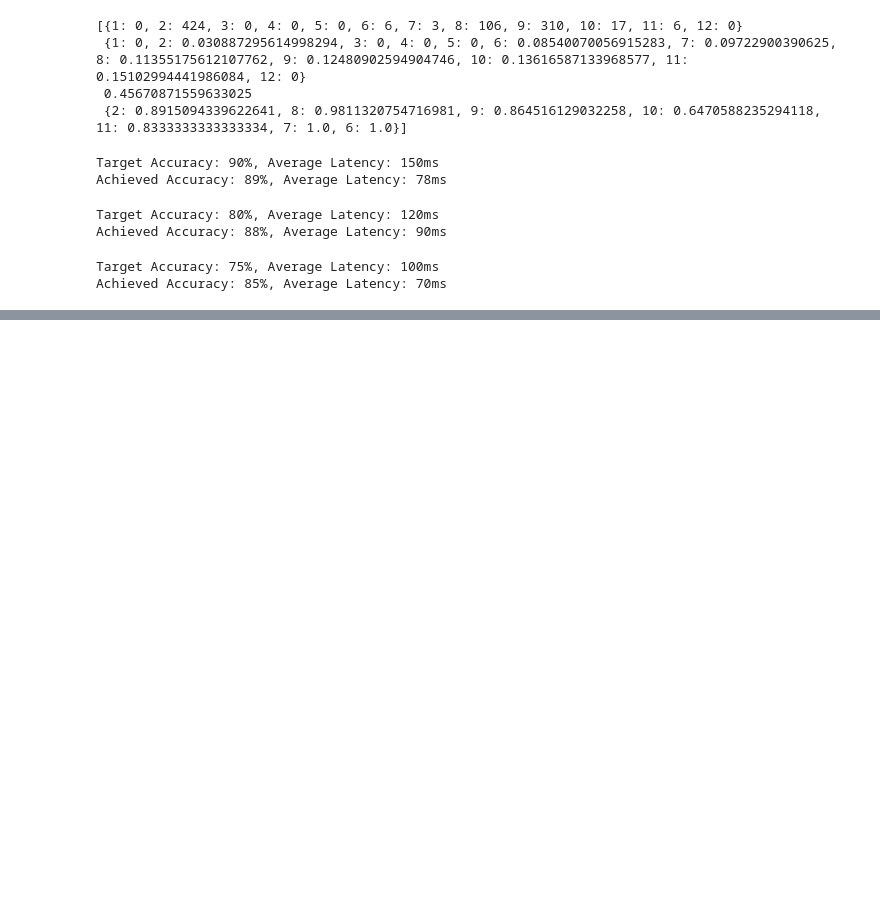
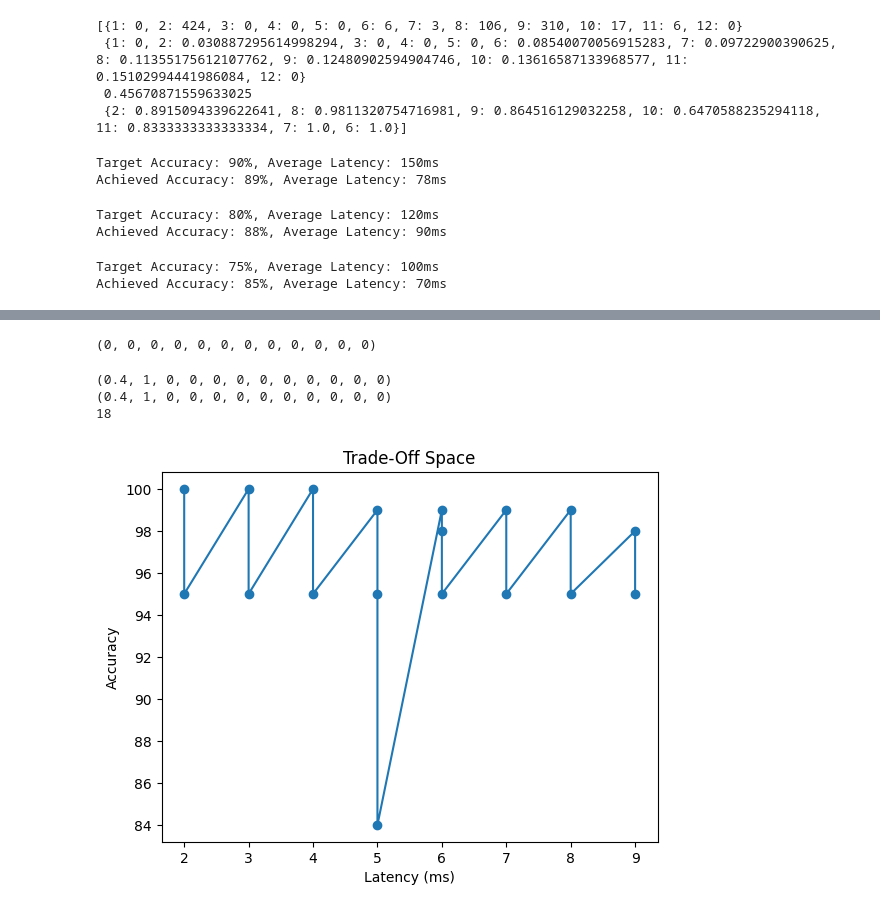
Before and after one commit to HemachandraKolisetty/SysMLTeam12, a Jupyter notebook: notebooks/SST2.ipynb, the cells around one changed output, grey strips where cells are left out. Cells and saved outputs as stored; diff of their text form; code cells hidden in the pictures; blank space fills up the shorter version.

```diff
--- a/notebooks/SST2.ipynb
+++ b/notebooks/SST2.ipynb
@@ -139,3 +139,9 @@ print(f"Achieved Accuracy: {round(acc*100)}%, Average Latency: {round(latency *
 # %% [output]
 Target Accuracy: 75%, Average Latency: 100ms
 Achieved Accuracy: 85%, Average Latency: 70ms
+# %%
+entropies = [0.0, 0.001, 0.005, 0.01, 0.05, 0.1, 0.15, 0.2, 0.3, 0.4, 0.5, 0.6, 0.7]
+
+data_pl = {} # e -> [exit_layer_count, eval_times, actual_cost/full_cost, accuracy_per_layer]
+for e in entropies:
+    data_pl[e] = np.load('./../plotting2_profile/saved_models/bert_base-SST-2-two_stage/entropy_{}.npy'.format(e), allow_pickle=True)
@@ -141,0 +260,5 @@ Achieved Accuracy: 85%, Average Latency: 70ms
+# %%
+tuple_of_zeros = (0,) * 12
+print(tuple_of_zeros)
+# %% [output]
+(0, 0, 0, 0, 0, 0, 0, 0, 0, 0, 0, 0)
@@ -141,0 +309,19 @@ Achieved Accuracy: 85%, Average Latency: 70ms
+# %%
+print(get_entropies(acc_buckets, 75, 2, 12))
+print(get_entropies(acc_buckets, 95, 2, 12))
+print(len(trade_off_space))
+# %% [output]
+(0.4, 1, 0, 0, 0, 0, 0, 0, 0, 0, 0, 0)
+(0.4, 1, 0, 0, 0, 0, 0, 0, 0, 0, 0, 0)
+18
+# %%
+accuracy = [key[0] for key in trade_off_space.keys()]
+latency = [key[1] for key in trade_off_space.keys()]
+
+plt.plot(latency, accuracy, marker='o')
+plt.xlabel('Latency (ms)')
+plt.ylabel('Accuracy')
+plt.title('Trade-Off Space')
+plt.show()
+# %% [output]
+[figure, added]
```
Also changed, not shown: parts of 10 cells of this notebook, 4 other files.
